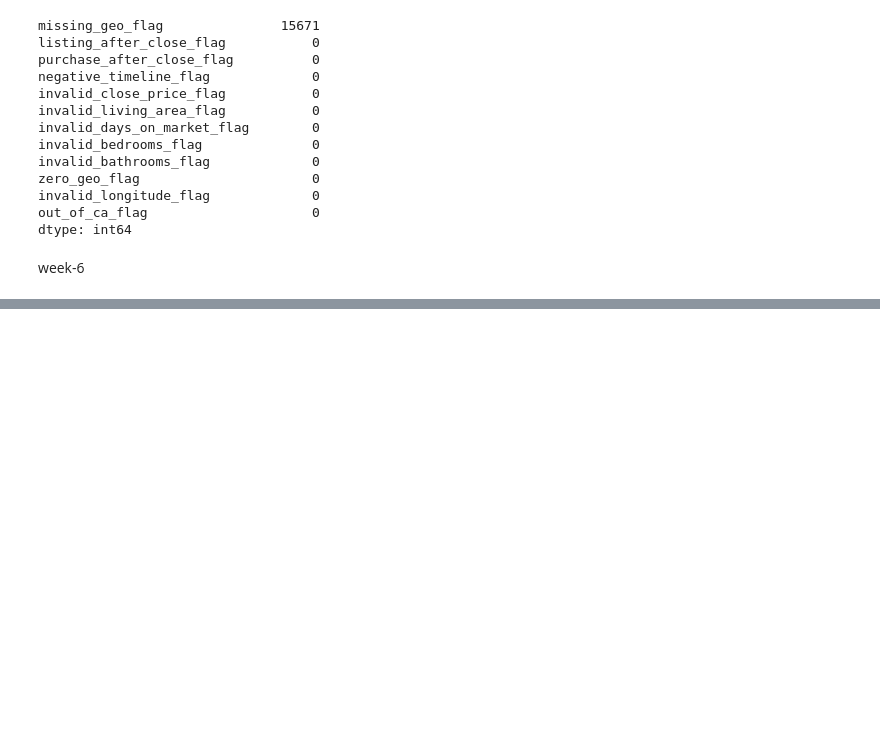
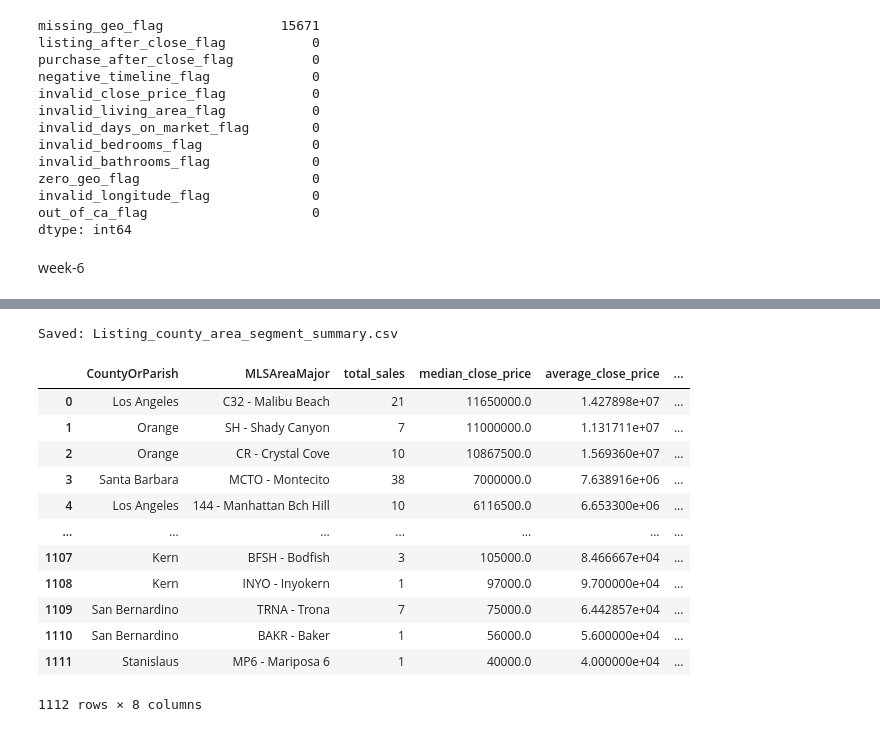
Before and after one commit to audrey97512/IDX-Exchange, a Jupyter notebook: Deliverables/week/week-6/week-6 listing.ipynb, the cells around one changed output, grey strips where cells are left out. Saved outputs shown, nothing was run; the diff lists cells and outputs as text; code cells hidden in the pictures; blank space fills up the shorter version.

```diff
--- a/Deliverables/week/week-6/week-6 listing.ipynb
+++ b/Deliverables/week/week-6/week-6 listing.ipynb
@@ -614,0 +683,45 @@ pd.read_csv("Listing_county_segment_summary.csv")
+# %%
+# =============================
+# CountyOrParish + MLSAreaMajor
+# =============================
+
+county_area_summary = (
+    df.groupby(
+        ["CountyOrParish", "MLSAreaMajor"]
+    )
+    .agg(
+        total_sales=("ClosePrice", "count"),
+        median_close_price=("ClosePrice", "median"),
+        average_close_price=("ClosePrice", "mean"),
+        median_price_per_sqft=("price_per_sqft", "median"),
+        average_days_on_market=("DaysOnMarket", "mean"),
+        median_price_ratio=("price_ratio", "median")
+    )
+    .reset_index()
+    .sort_values(
+        by="median_close_price",
+        ascending=False
+    )
+)
+
+county_area_summary.to_csv(
+    "Listing_county_area_segment_summary.csv",
+    index=False
+)
+print("Saved: Listing_county_area_segment_summary.csv")
+pd.read_csv("Listing_county_area_segment_summary.csv")
+# %% [output]
+Saved: Listing_county_area_segment_summary.csv
+|  | CountyOrParish | MLSAreaMajor | total_sales | median_close_price | average_close_price | ... |
+| 0 | Los Angeles | C32 - Malibu Beach | 21 | 11650000.0 | 1.427898e+07 | ... |
+| 1 | Orange | SH - Shady Canyon | 7 | 11000000.0 | 1.131711e+07 | ... |
+| 2 | Orange | CR - Crystal Cove | 10 | 10867500.0 | 1.569360e+07 | ... |
+| 3 | Santa Barbara | MCTO - Montecito | 38 | 7000000.0 | 7.638916e+06 | ... |
+| 4 | Los Angeles | 144 - Manhattan Bch Hill | 10 | 6116500.0 | 6.653300e+06 | ... |
+| ... | ... | ... | ... | ... | ... | ... |
+| 1107 | Kern | BFSH - Bodfish | 3 | 105000.0 | 8.466667e+04 | ... |
+| 1108 | Kern | INYO - Inyokern | 1 | 97000.0 | 9.700000e+04 | ... |
+| 1109 | San Bernardino | TRNA - Trona | 7 | 75000.0 | 6.442857e+04 | ... |
+| 1110 | San Bernardino | BAKR - Baker | 1 | 56000.0 | 5.600000e+04 | ... |
+| 1111 | Stanislaus | MP6 - Mariposa 6 | 1 | 40000.0 | 4.000000e+04 | ... |
+1112 rows × 8 columns
```
Also changed, not shown: parts of 8 cells of this notebook, 1 other file.
